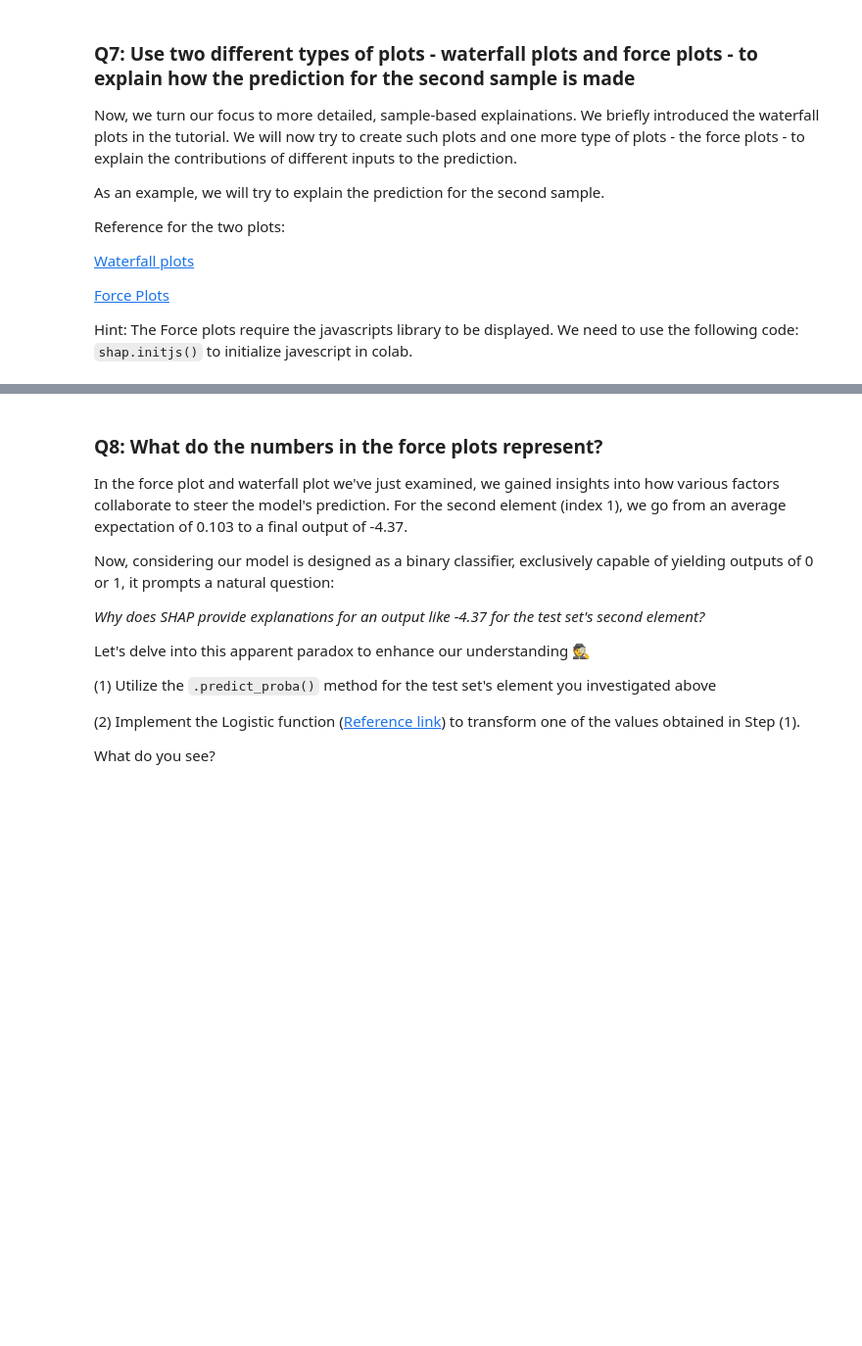
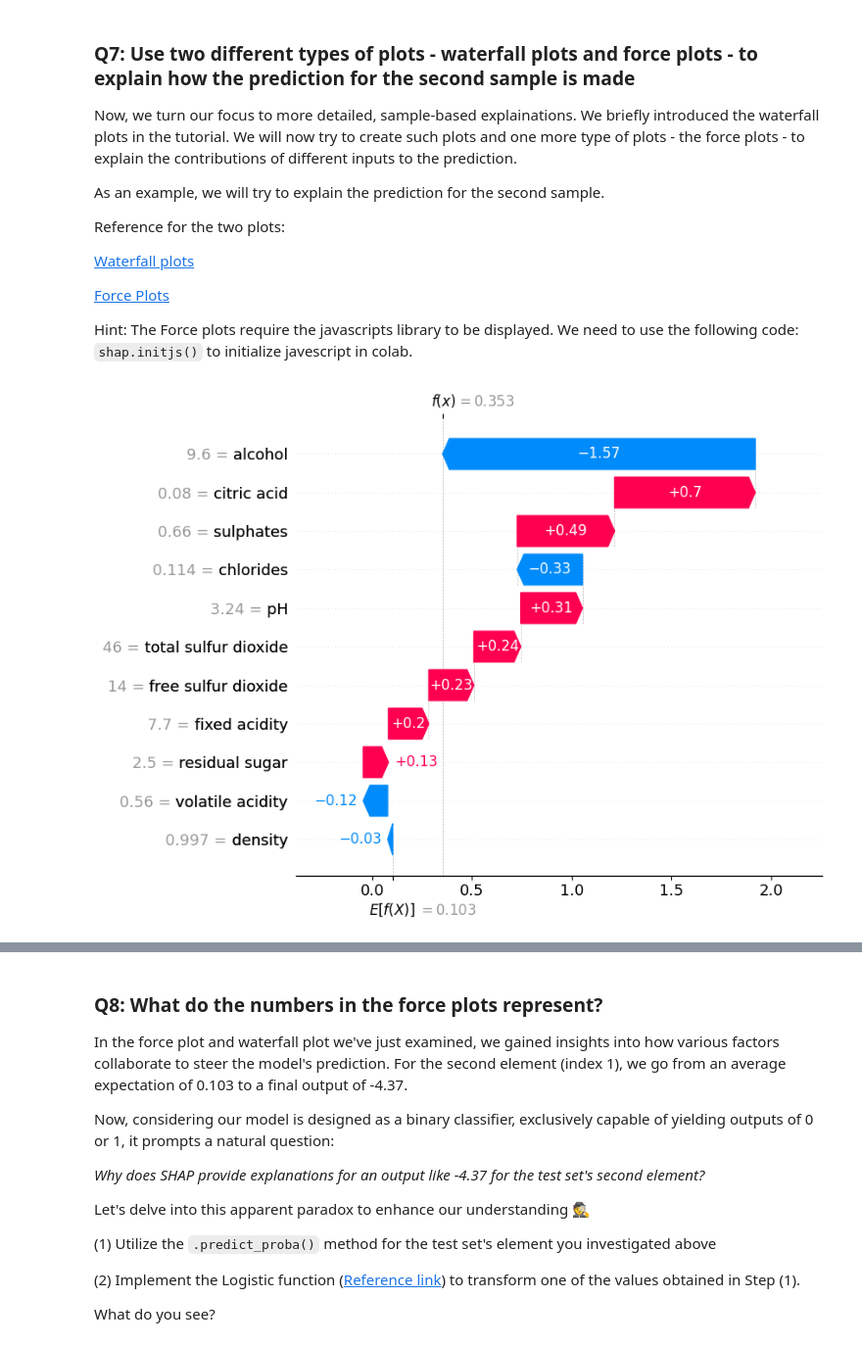
Before and after one commit to mojanshadkar/2023_ML_EES, a Jupyter notebook: Labs/Chapter8_Ex1.ipynb, the cells around one changed output, grey strips where cells are left out. Shown at 98% size. Saved outputs shown, nothing was run; the diff lists cells and outputs as text; code cells hidden in the pictures; blank space fills up the shorter version.

```diff
--- a/Labs/Chapter8_Ex1.ipynb
+++ b/Labs/Chapter8_Ex1.ipynb
@@ -609,8 +649,10 @@ Hint: The Force plots require the javascripts library to be displayed. We need t
 # %%
 # Create and display a waterfall plot to visualize the impact of each feature on a specific prediction
 # wineshap_values[index]: SHAP values for a specific prediction (instance) located in index
 # max_display: Limit the number of features displayed to 14 for clarity
-shap.plots.___(wineshap_values[___], max_display=___)
+shap.plots.waterfall(wineshap_values[0], max_display=14)
+# %% [output]
+[figure, added]
 # %%
 # Initialize the JavaScript visualization for SHAP values
 shap.initjs()
```
Also changed, not shown: parts of 16 cells of this notebook.
